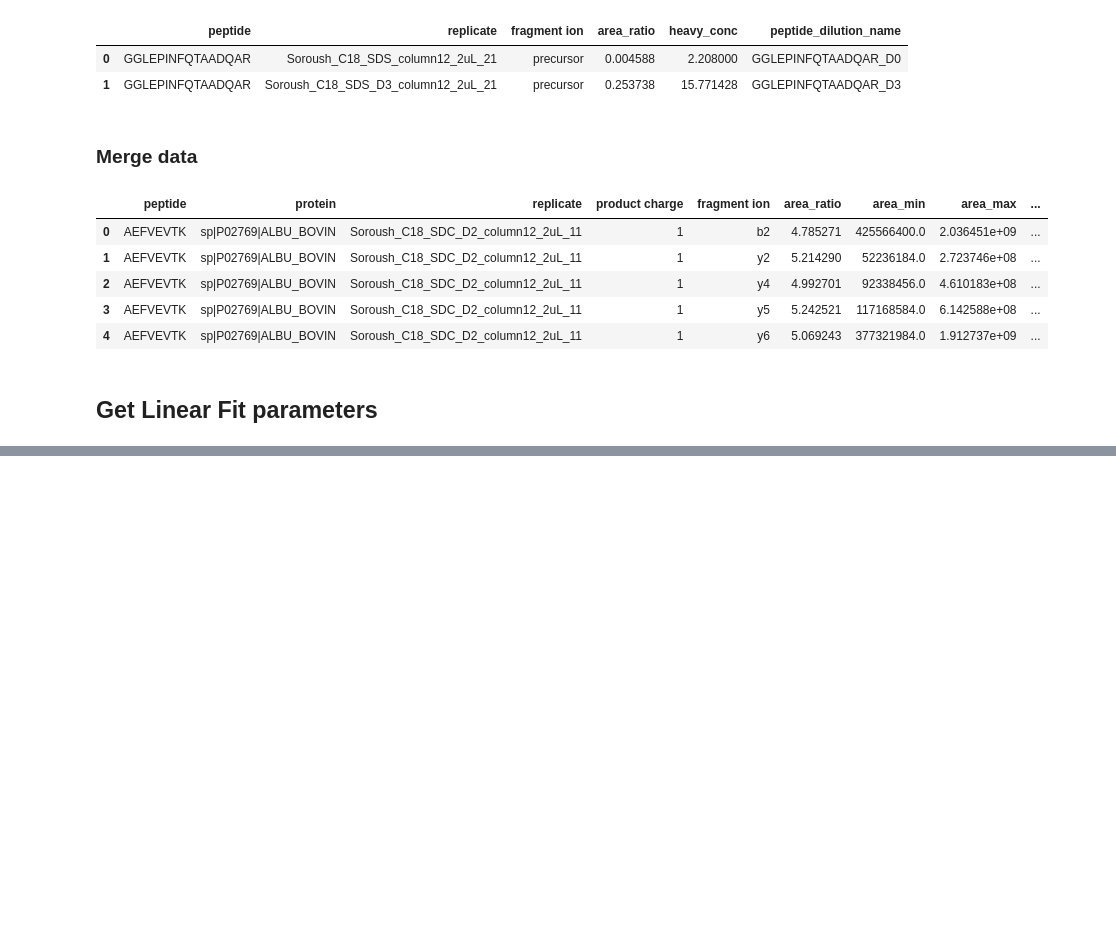
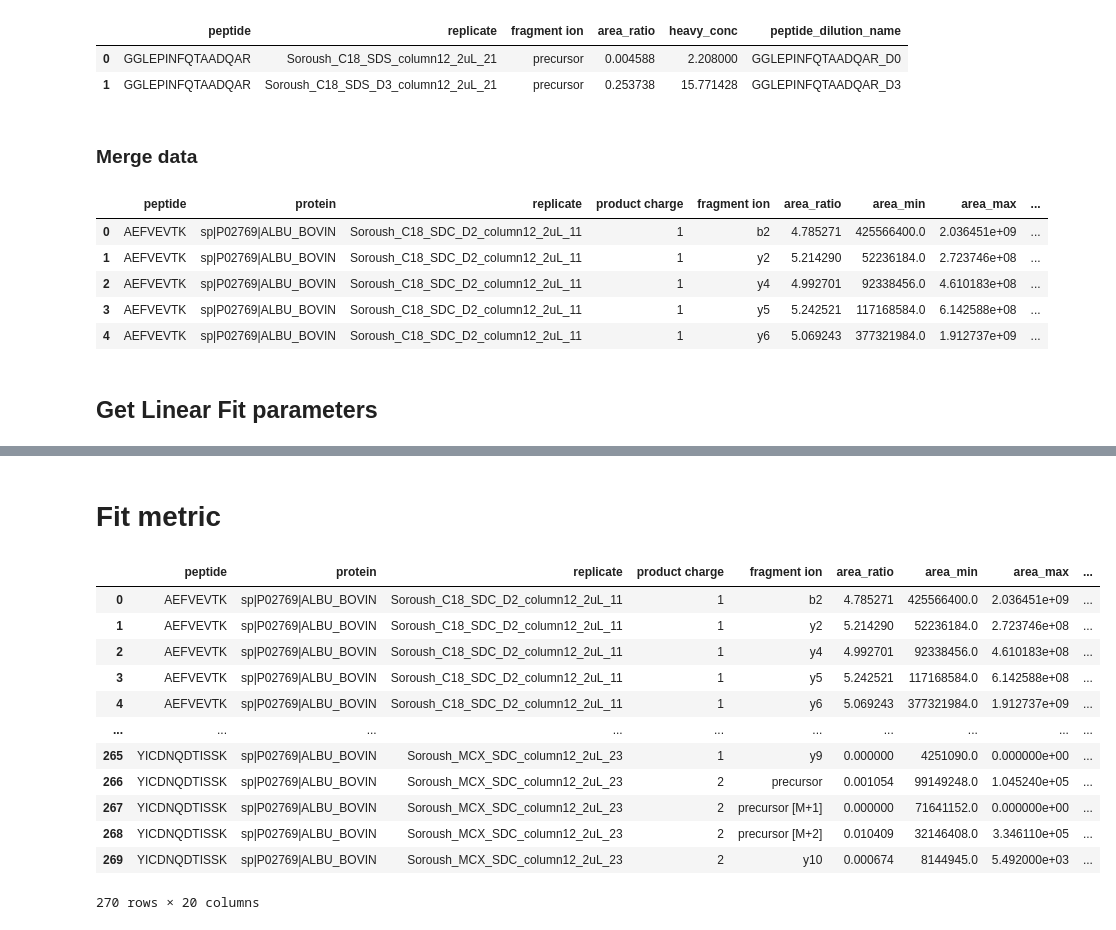
Before and after one commit to nma124/proteomics, a Jupyter notebook: notebooks/ms/001-ms.ipynb, the cells around one changed output, grey strips where cells are left out. Drawn from its saved outputs; the diff is of its cells as text; code cells hidden in the pictures; blank space fills up the shorter version.

Commit message:
add aggregates for all  fit params

```diff
--- a/notebooks/ms/001-ms.ipynb
+++ b/notebooks/ms/001-ms.ipynb
@@ -233,0 +225,72 @@ df_area_ratio_conc_n_fit_params.head()
+# %% [markdown]
+# Fit metric
+# %%
+def get_fit_param_cat(row):
+    """Get the fit param category (C18_SDS, C18_SDC, etc..)."""
+
+    replicate = row['replicate']
+    peptide = row['peptide']
+
+    rep_elements = replicate.split('_')[0:3]
+
+    cat_name = [peptide]  + rep_elements
+    cat_name = '_'.join(cat_name)
+    return cat_name
+
+def qtest(data, right=True):
+
+    sorted_data = sorted(data)
+
+    if right:
+        gap = sorted_data[-1] - sorted_data[-2]
+
+    else:
+        gap = sorted_data[1] - sorted_data[0]
+
+    try:
+        range = sorted_data[-1] - sorted_data[0]
+        q_val = gap / range
+    except ZeroDivisionError:
+        q_val = gap
+
+    return q_val
+
+def get_grp_fit_agg(grouped_df:pd.DataFrame):
+    """Get the aggregate values for each group."""
+
+    df = grouped_df[['intercept', 'gradient', 'R2']].copy()
+    gradient = df['gradient'].values
+    mean_grad = gradient.mean()
+    stdv_grad = gradient.std()
+    cov_grad = stdv_grad / mean_grad
+    qtest_r2_right = qtest(df['R2'].values, right=True)
+    qtest_int_right = qtest(df['intercept'].values, right=True)
+
+    cols_dict = {'mean_grad':mean_grad, 'stdv_grad':stdv_grad,
+                 'cov_grad':cov_grad, 'qtest_r2_right':qtest_r2_right,
+                 'qtest_intercept':qtest_int_right}
+
+    return pd.Series(cols_dict)
+
+# create plot categories
+temp = df_area_ratio_conc_n_fit_params.copy()
+temp['fit_param_grp'] = temp.apply(get_fit_param_cat, axis=1)
+
+cols_to_group_by = ['fit_param_grp']
+df_fit_param_agg = temp.groupby(cols_to_group_by).apply(get_grp_fit_agg).reset_index()
+
+df_w_fit_param_agg = pd.merge(left=temp, right=df_fit_param_agg, how='left', on=cols_to_group_by)
+# %% [output]
+|  | peptide | protein | replicate | product charge | fragment ion | area_ratio | area_min | area_max | ... |
+| 0 | AEFVEVTK | sp|P02769|ALBU_BOVIN | Soroush_C18_SDC_D2_column12_2uL_11 | 1 | b2 | 4.785271 | 425566400.0 | 2.036451e+09 | ... |
+| 1 | AEFVEVTK | sp|P02769|ALBU_BOVIN | Soroush_C18_SDC_D2_column12_2uL_11 | 1 | y2 | 5.214290 | 52236184.0 | 2.723746e+08 | ... |
+| 2 | AEFVEVTK | sp|P02769|ALBU_BOVIN | Soroush_C18_SDC_D2_column12_2uL_11 | 1 | y4 | 4.992701 | 92338456.0 | 4.610183e+08 | ... |
+| 3 | AEFVEVTK | sp|P02769|ALBU_BOVIN | Soroush_C18_SDC_D2_column12_2uL_11 | 1 | y5 | 5.242521 | 117168584.0 | 6.142588e+08 | ... |
+| 4 | AEFVEVTK | sp|P02769|ALBU_BOVIN | Soroush_C18_SDC_D2_column12_2uL_11 | 1 | y6 | 5.069243 | 377321984.0 | 1.912737e+09 | ... |
+| ... | ... | ... | ... | ... | ... | ... | ... | ... | ... |
+| 265 | YICDNQDTISSK | sp|P02769|ALBU_BOVIN | Soroush_MCX_SDC_column12_2uL_23 | 1 | y9 | 0.000000 | 4251090.0 | 0.000000e+00 | ... |
+| 266 | YICDNQDTISSK | sp|P02769|ALBU_BOVIN | Soroush_MCX_SDC_column12_2uL_23 | 2 | precursor | 0.001054 | 99149248.0 | 1.045240e+05 | ... |
+| 267 | YICDNQDTISSK | sp|P02769|ALBU_BOVIN | Soroush_MCX_SDC_column12_2uL_23 | 2 | precursor [M+1] | 0.000000 | 71641152.0 | 0.000000e+00 | ... |
+| 268 | YICDNQDTISSK | sp|P02769|ALBU_BOVIN | Soroush_MCX_SDC_column12_2uL_23 | 2 | precursor [M+2] | 0.010409 | 32146408.0 | 3.346110e+05 | ... |
+| 269 | YICDNQDTISSK | sp|P02769|ALBU_BOVIN | Soroush_MCX_SDC_column12_2uL_23 | 2 | y10 | 0.000674 | 8144945.0 | 5.492000e+03 | ... |
+270 rows × 20 columns
```
Also changed, not shown: parts of 4 cells of this notebook, 1 other file.
